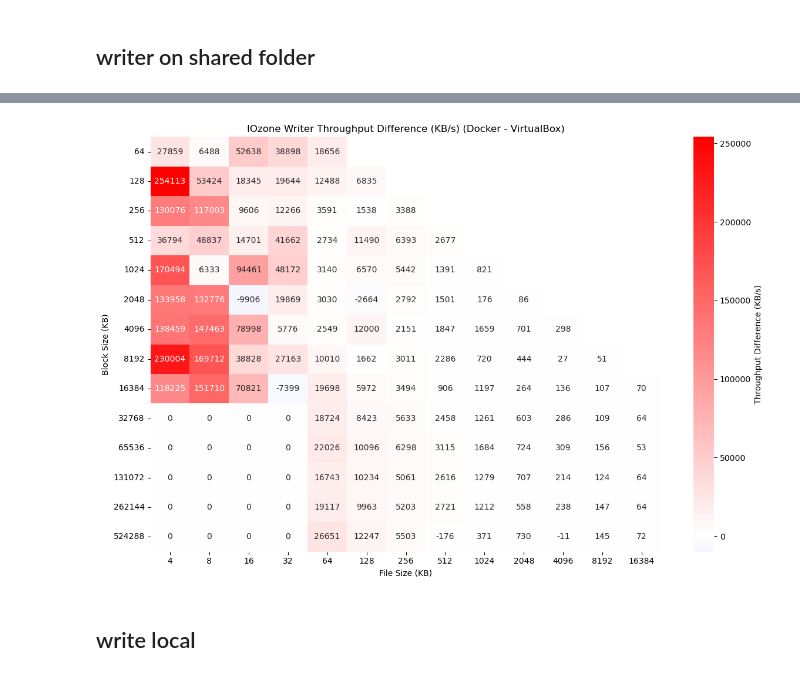
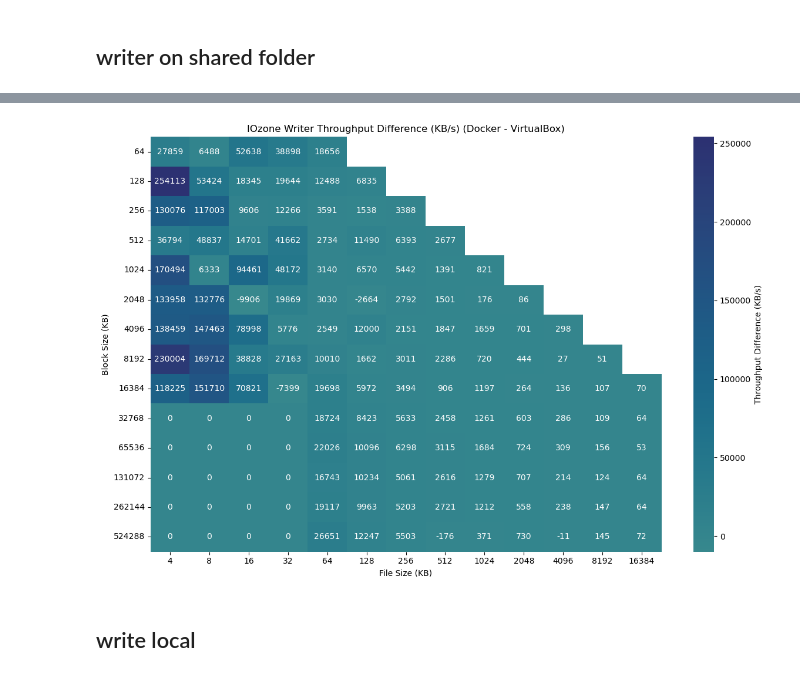
Before and after one commit to giovanni-lucarelli/cloud-basic, a Jupyter notebook: analysis/analysis.ipynb, the cells around one changed output, grey strips where cells are left out. Cells and saved outputs as stored; diff of their text form; code cells hidden in the pictures.

```diff
--- a/analysis/analysis.ipynb
+++ b/analysis/analysis.ipynb
@@ -555,35 +1068,35 @@ plot_overlay(file_size="1024")
 # Load CSV files
 vbox_df = pd.read_csv("vm_sh_writer_report.csv")
 docker_df = pd.read_csv("doc_sh_writer_report.csv")
 
 # Set 'block_size' as the index
 vbox_df.set_index('block_size', inplace=True)
 docker_df.set_index('block_size', inplace=True)
 
 # Convert all column headers to integers for sorting
 vbox_df.columns = vbox_df.columns.astype(int)
 docker_df.columns = docker_df.columns.astype(int)
 vbox_df.index = vbox_df.index.astype(int)
 docker_df.index = docker_df.index.astype(int)
 
 # Sort rows and columns
 vbox_df = vbox_df.sort_index().sort_index(axis=1)
 docker_df = docker_df.sort_index().sort_index(axis=1)
 
 # Calculate difference: Docker - VirtualBox
 diff_df = docker_df.astype(float) - vbox_df.astype(float)
 
 # Plot heatmap
 plt.figure(figsize=(12, 8))
-sns.heatmap(diff_df, cmap="bwr", center=0, annot=True, fmt=".0f",
+sns.heatmap(diff_df, cmap="crest", center=0, annot=True, fmt=".0f",
             cbar_kws={'label': 'Throughput Difference (KB/s)'})
 plt.title("IOzone Writer Throughput Difference (KB/s) (Docker - VirtualBox)")
 plt.xlabel("File Size (KB)")
 plt.ylabel("Block Size (KB)")
 plt.tight_layout()
 plt.show()
 # %% [output]
-[figure, old version]
+[figure, new version]
 # %% [markdown]
 ## write local
 # %%
```
Also changed, not shown: parts of 54 cells of this notebook, 19 other files.
